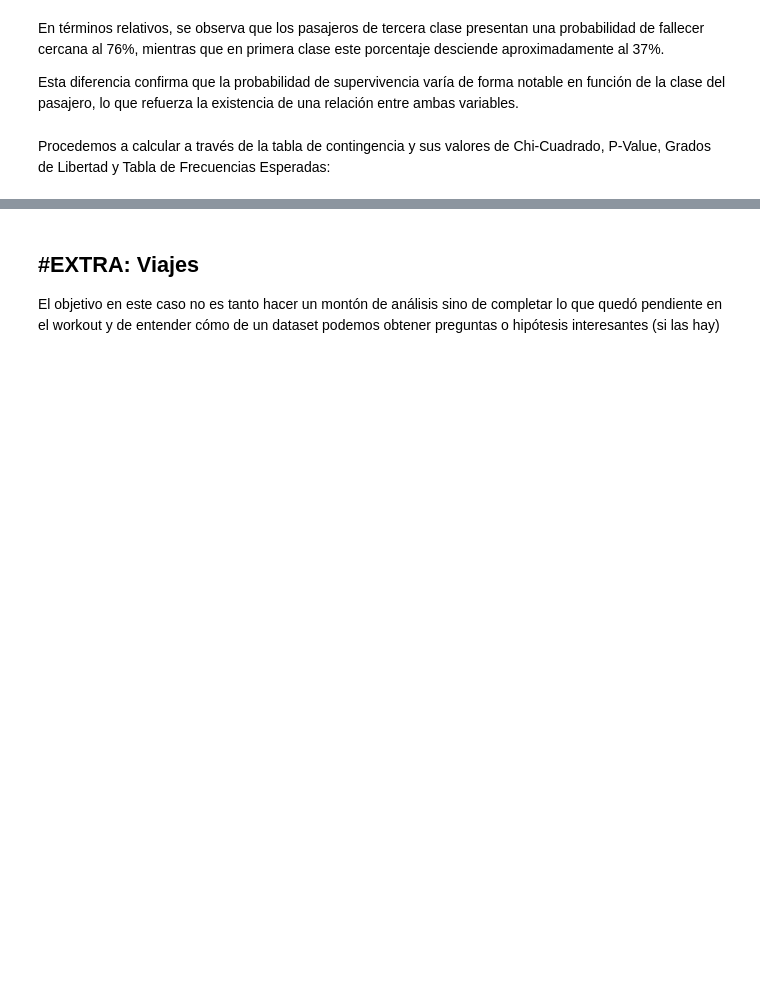
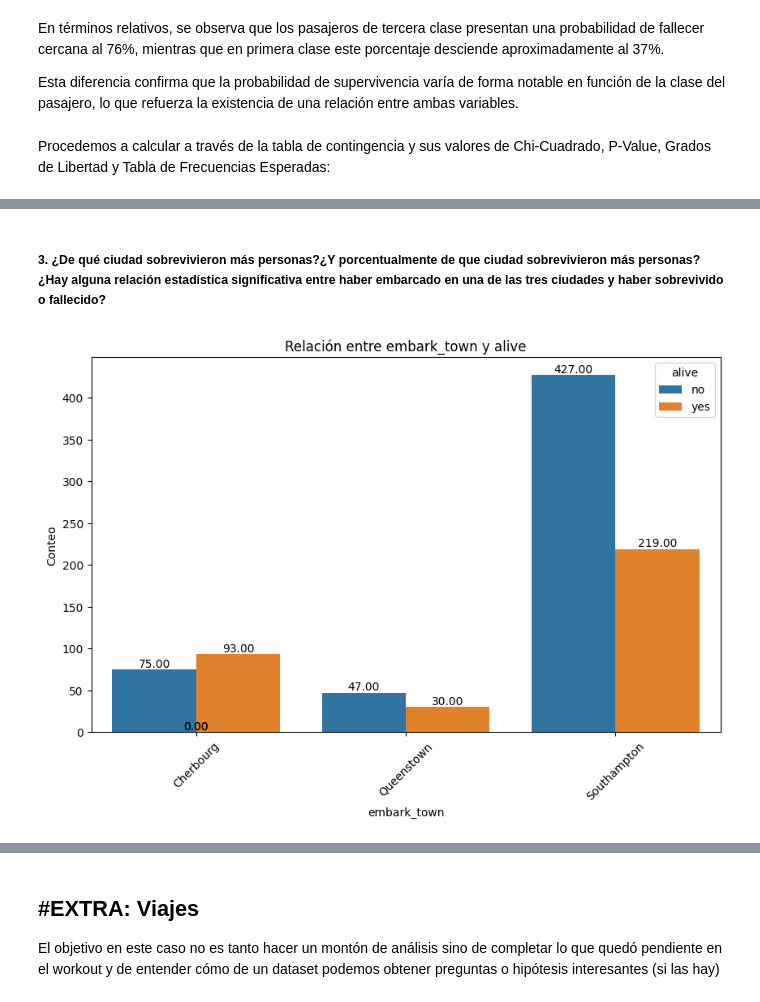
Before and after one commit to willwalker7/DS-Online-willwalker7, a Jupyter notebook: 03_Data_Analysis/Sprint_07/Unidad_02_Estadistica_Descriptiva_Multivariante/03_Practica_Obligatoria/18_Practica_Obligatoria_Multivariante.ipynb, the cells around one changed output, grey strips where cells are left out. Drawn from its saved outputs; the diff is of its cells as text; code cells hidden in the pictures; blank space fills up the shorter version.

```diff
--- a/03_Data_Analysis/Sprint_07/Unidad_02_Estadistica_Descriptiva_Multivariante/03_Practica_Obligatoria/18_Practica_Obligatoria_Multivariante.ipynb
+++ b/03_Data_Analysis/Sprint_07/Unidad_02_Estadistica_Descriptiva_Multivariante/03_Practica_Obligatoria/18_Practica_Obligatoria_Multivariante.ipynb
@@ -253,0 +270,6 @@ print("Tabla de Frecuencias Esperadas:\n", expected)
+# %% [markdown]
+##### **3. ¿De qué ciudad sobrevivieron más personas?¿Y porcentualmente de que ciudad sobrevivieron más personas? ¿Hay alguna relación estadística significativa entre haber embarcado en una de las tres ciudades y haber sobrevivido o fallecido?**
+# %%
+plot_categorical_relationship_fin(df_titanic, "embark_town","alive", show_values= True)
+# %% [output]
+[figure, added]
```
Also changed, not shown: parts of 33 cells of this notebook.
